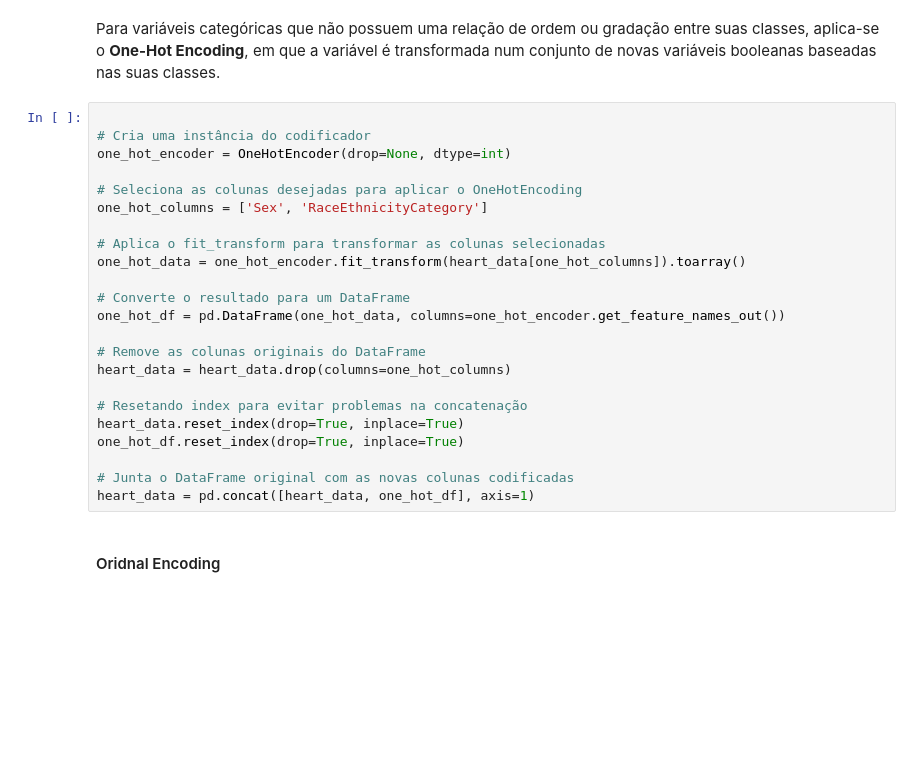
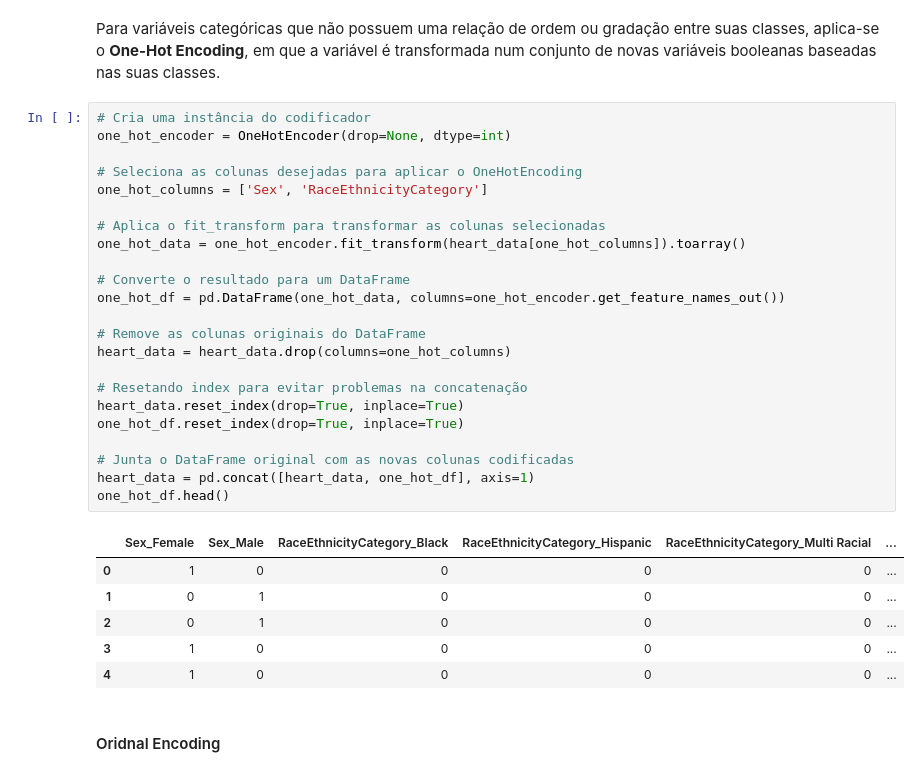
Before and after one commit to LuizWillner/IACardio, a Jupyter notebook: app/dataset.ipynb, the cells around one changed output. Drawn from its saved outputs; the diff is of its cells as text; blank space fills up the shorter version.

```diff
--- a/app/dataset.ipynb
+++ b/app/dataset.ipynb
@@ -349,28 +349,35 @@ heart_data = heart_data.drop_duplicates()
 # %% [markdown]
 Para variáveis categóricas que não possuem uma relação de ordem ou gradação entre suas classes, aplica-se o **One-Hot Encoding**, em que a variável é transformada num conjunto de novas variáveis booleanas baseadas nas suas classes.
 # %%
-
 # Cria uma instância do codificador
 one_hot_encoder = OneHotEncoder(drop=None, dtype=int)
 
 # Seleciona as colunas desejadas para aplicar o OneHotEncoding
 one_hot_columns = ['Sex', 'RaceEthnicityCategory']
 
 # Aplica o fit_transform para transformar as colunas selecionadas
 one_hot_data = one_hot_encoder.fit_transform(heart_data[one_hot_columns]).toarray()
 
 # Converte o resultado para um DataFrame
 one_hot_df = pd.DataFrame(one_hot_data, columns=one_hot_encoder.get_feature_names_out())
 
 # Remove as colunas originais do DataFrame
 heart_data = heart_data.drop(columns=one_hot_columns)
 
 # Resetando index para evitar problemas na concatenação
 heart_data.reset_index(drop=True, inplace=True)
 one_hot_df.reset_index(drop=True, inplace=True)
 
 # Junta o DataFrame original com as novas colunas codificadas
 heart_data = pd.concat([heart_data, one_hot_df], axis=1)
+one_hot_df.head()
+# %% [output]
+|  | Sex_Female | Sex_Male | RaceEthnicityCategory_Black | RaceEthnicityCategory_Hispanic | RaceEthnicityCategory_Multi Racial | ... |
+| 0 | 1 | 0 | 0 | 0 | 0 | ... |
+| 1 | 0 | 1 | 0 | 0 | 0 | ... |
+| 2 | 0 | 1 | 0 | 0 | 0 | ... |
+| 3 | 1 | 0 | 0 | 0 | 0 | ... |
+| 4 | 1 | 0 | 0 | 0 | 0 | ... |
 # %% [markdown]
 #### Oridnal Encoding
 # %% [markdown]
```
Also changed, not shown: parts of 8 cells of this notebook.
